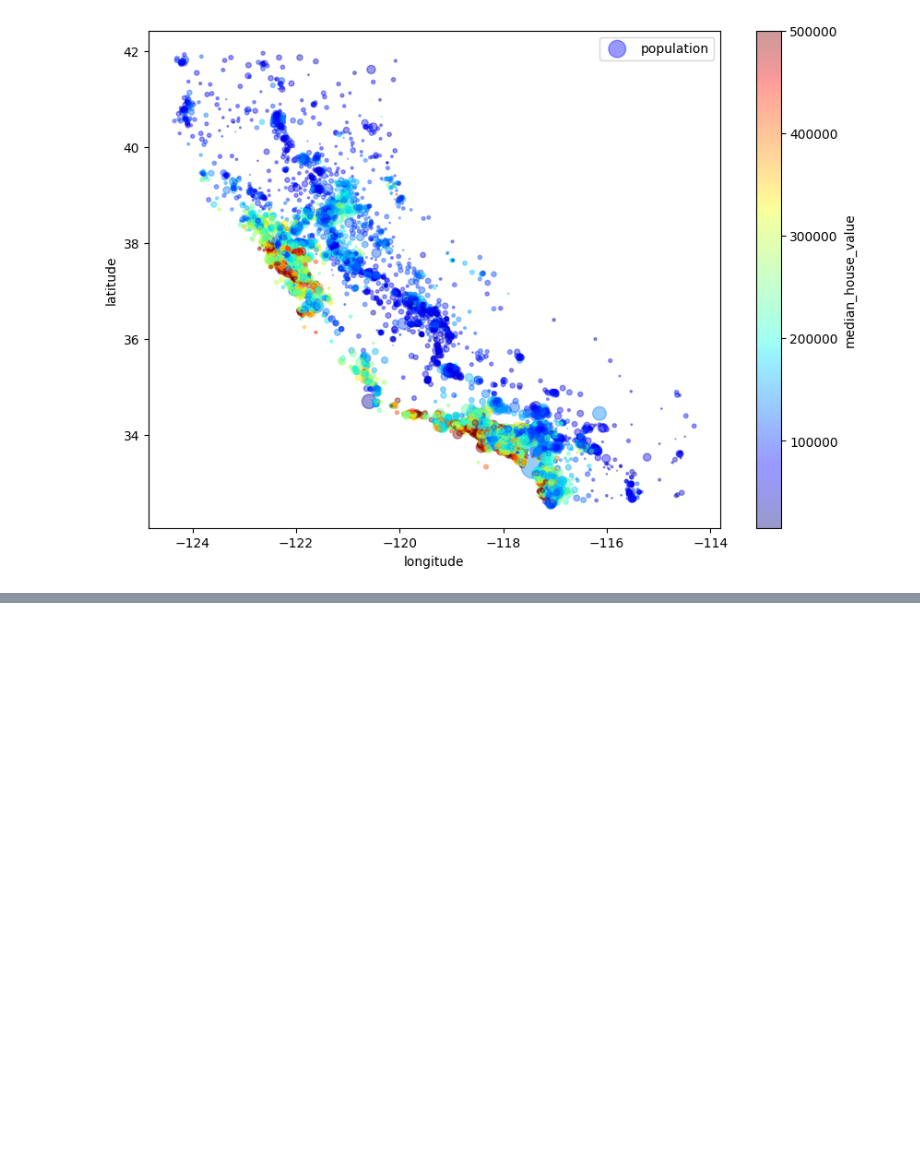
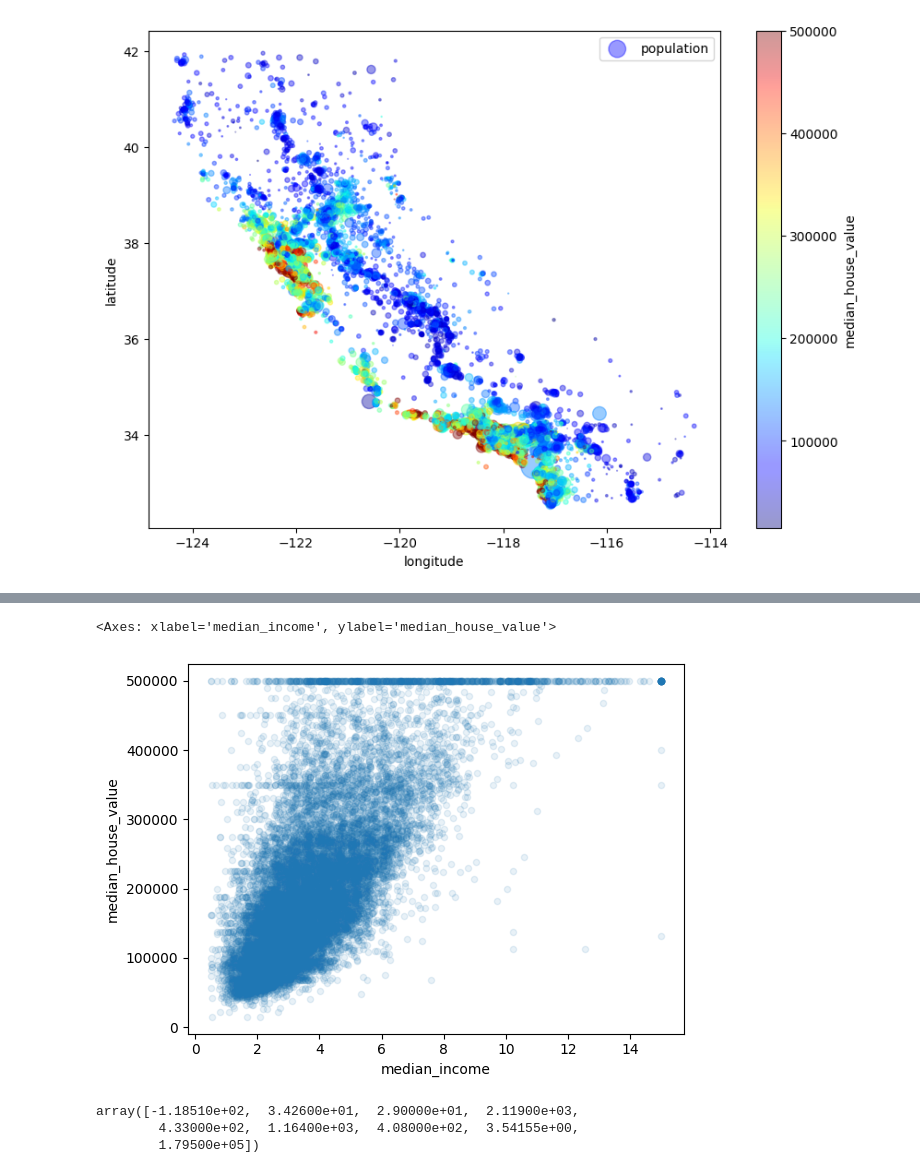
Before and after one commit to mullurirevanthkumar/machine-learning, a Jupyter notebook: housing.ipynb, the cells around one changed output, grey strips where cells are left out. Saved outputs shown, nothing was run; the diff lists cells and outputs as text; code cells hidden in the pictures; blank space fills up the shorter version.

```diff
--- a/housing.ipynb
+++ b/housing.ipynb
@@ -170,0 +195,35 @@ plt.legend()
+# %%
+housing.plot(kind="scatter", x="median_income", y="median_house_value",
+ alpha=0.1)
+# %% [output]
+<Axes: xlabel='median_income', ylabel='median_house_value'>
+[figure, added]
+# %%
+## Data Cleaning
+
+## option 1 Get rid of the corresponding districts.
+housing.dropna(subset=["total_bedrooms"])
+# option 2 Get rid of the whole attribute
+housing.drop("total_bedrooms", axis=1)
+# option 3  # option 3
+median = housing["total_bedrooms"].median()
+
+housing["total_bedrooms"].fillna(median, inplace=True)
+
+
+##  Scikit-Learn provides a handy class to take care of missing values: SimpleImputer
+from sklearn.impute import SimpleImputer
+
+imputer = SimpleImputer(strategy="median")
+
+## Median will be on numeric values only remove grouped attributes
+housing_num = housing.drop("ocean_proximity", axis=1)
+
+imputer.fit(housing_num)
+
+imputer.statistics_
+housing_num.median().values
+# %% [output]
+array([-1.18510e+02,  3.42600e+01,  2.90000e+01,  2.11900e+03,
+        4.33000e+02,  1.16400e+03,  4.08000e+02,  3.54155e+00,
+        1.79500e+05])
```
Also changed, not shown: parts of 5 cells of this notebook.
